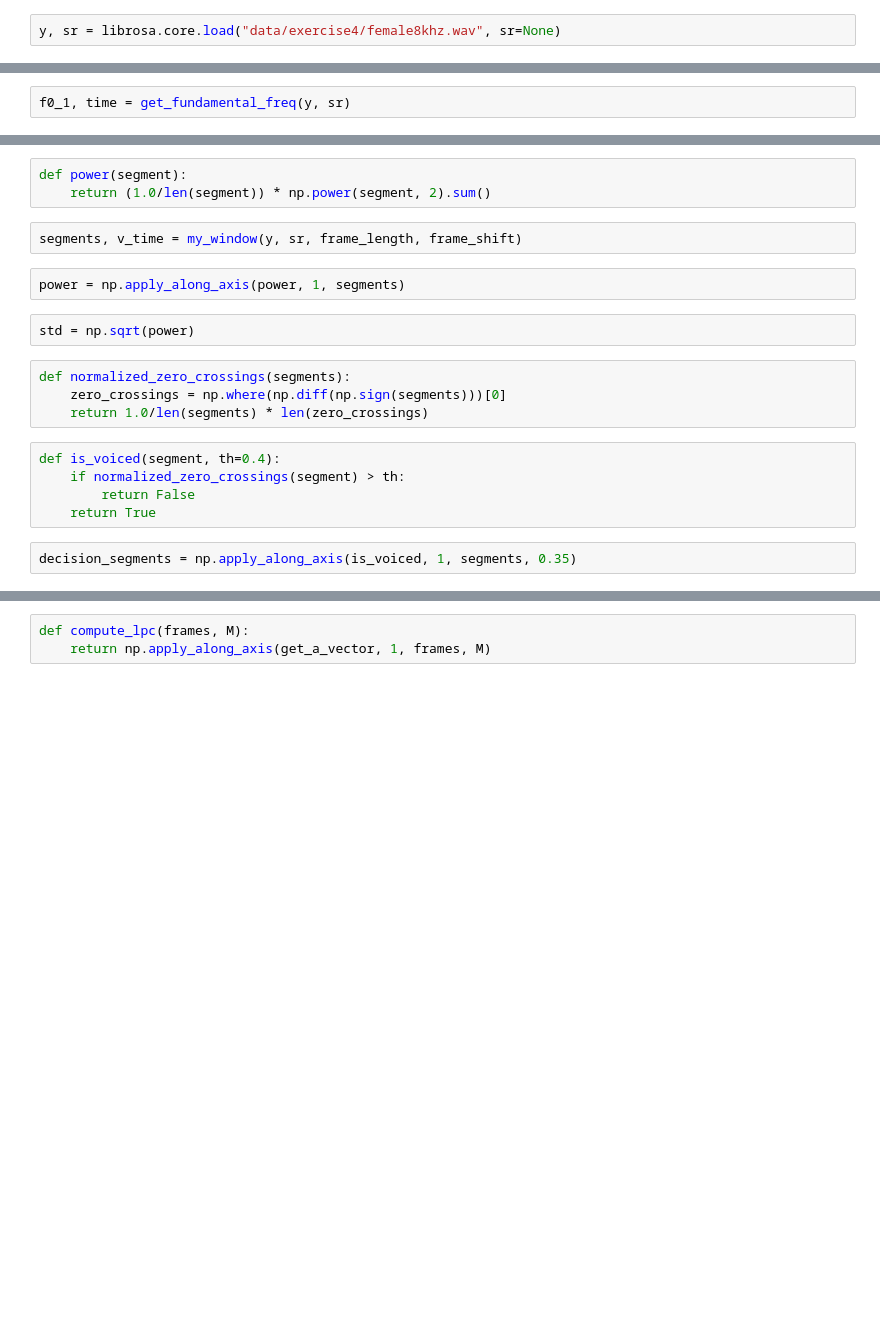
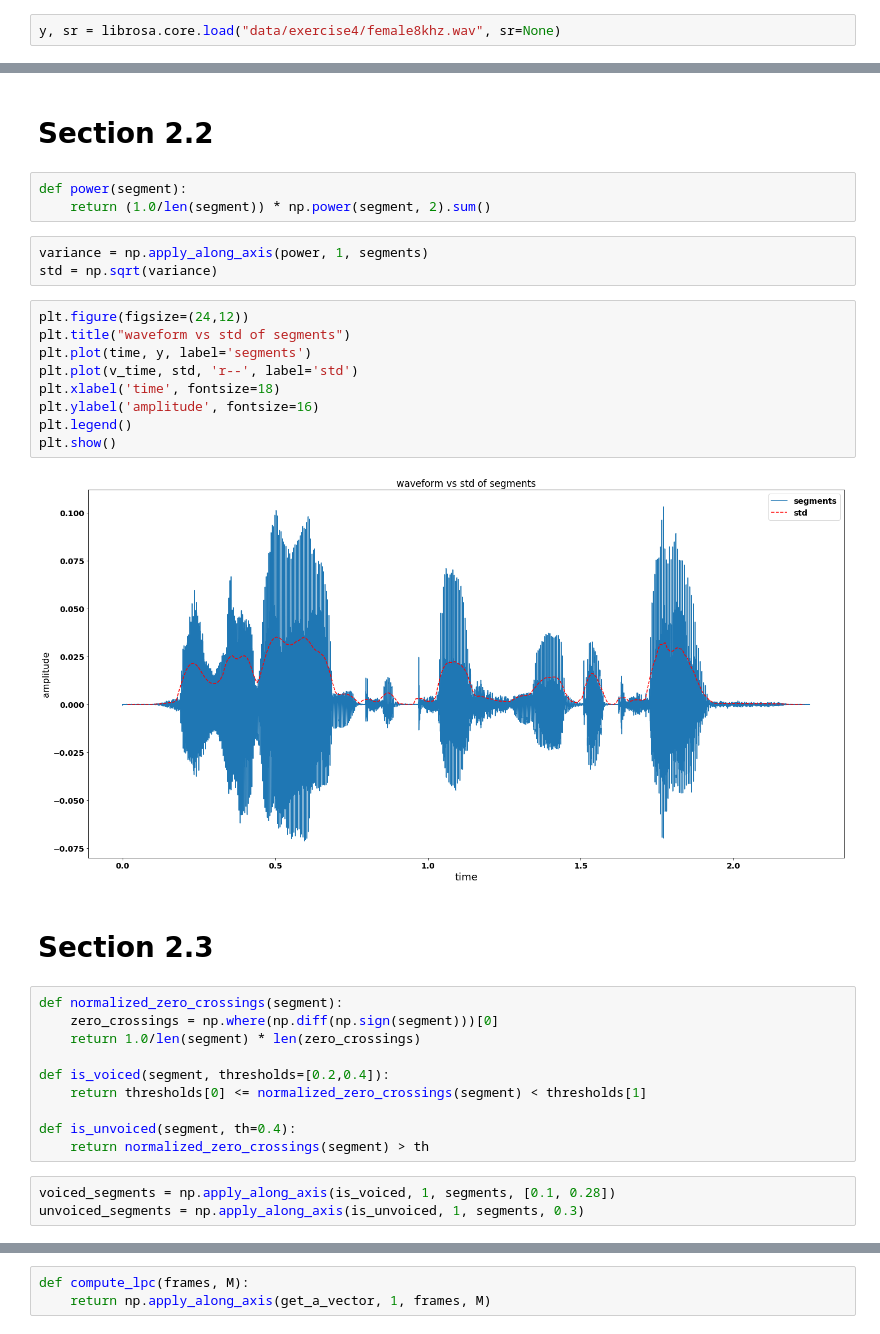
Before and after one commit to nilesh0109/Speech-signal-Processing, a Jupyter notebook: Exercise 4.ipynb, the cells around one changed output, grey strips where cells are left out. Saved outputs shown, nothing was run; the diff lists cells and outputs as text; blank space fills up the shorter version.

```diff
--- a/Exercise 4.ipynb
+++ b/Exercise 4.ipynb
@@ -44,2 +39,0 @@ sounddevice.play(y, sr)
-# %%
-f0_1, time = get_fundamental_freq(y, sr)
@@ -87,20 +46,34 @@ plot_spectrum(m_stft, v_freq, v_time)
+# %% [markdown]
+# Section 2.2
 # %%
 def power(segment):
     return (1.0/len(segment)) * np.power(segment, 2).sum()
-# %%
-segments, v_time = my_window(y, sr, frame_length, frame_shift)
 # %%
-power = np.apply_along_axis(power, 1, segments)
+variance = np.apply_along_axis(power, 1, segments)
+std = np.sqrt(variance)
-# %%
-std = np.sqrt(power)
+# %%
+plt.figure(figsize=(24,12))
+plt.title("waveform vs std of segments")
+plt.plot(time, y, label='segments')
+plt.plot(v_time, std, 'r--', label='std')
+plt.xlabel('time', fontsize=18)
+plt.ylabel('amplitude', fontsize=16)
+plt.legend()
+plt.show()
+# %% [output]
+[figure, added]
+# %% [markdown]
+# Section 2.3
 # %%
-def normalized_zero_crossings(segments):
-    zero_crossings = np.where(np.diff(np.sign(segments)))[0]
-    return 1.0/len(segments) * len(zero_crossings)
+def normalized_zero_crossings(segment):
+    zero_crossings = np.where(np.diff(np.sign(segment)))[0]
+    return 1.0/len(segment) * len(zero_crossings)
+
+def is_voiced(segment, thresholds=[0.2,0.4]):
+    return thresholds[0] <= normalized_zero_crossings(segment) < thresholds[1]
+
+def is_unvoiced(segment, th=0.4):
+    return normalized_zero_crossings(segment) > th
-# %%
-def is_voiced(segment, th=0.4):
-    if normalized_zero_crossings(segment) > th:
-        return False
-    return True
 # %%
-decision_segments = np.apply_along_axis(is_voiced, 1, segments, 0.35)
+voiced_segments = np.apply_along_axis(is_voiced, 1, segments, [0.1, 0.28])
+unvoiced_segments = np.apply_along_axis(is_unvoiced, 1, segments, 0.3)
```
Also changed, not shown: parts of 113 cells of this notebook, 1 other file.
